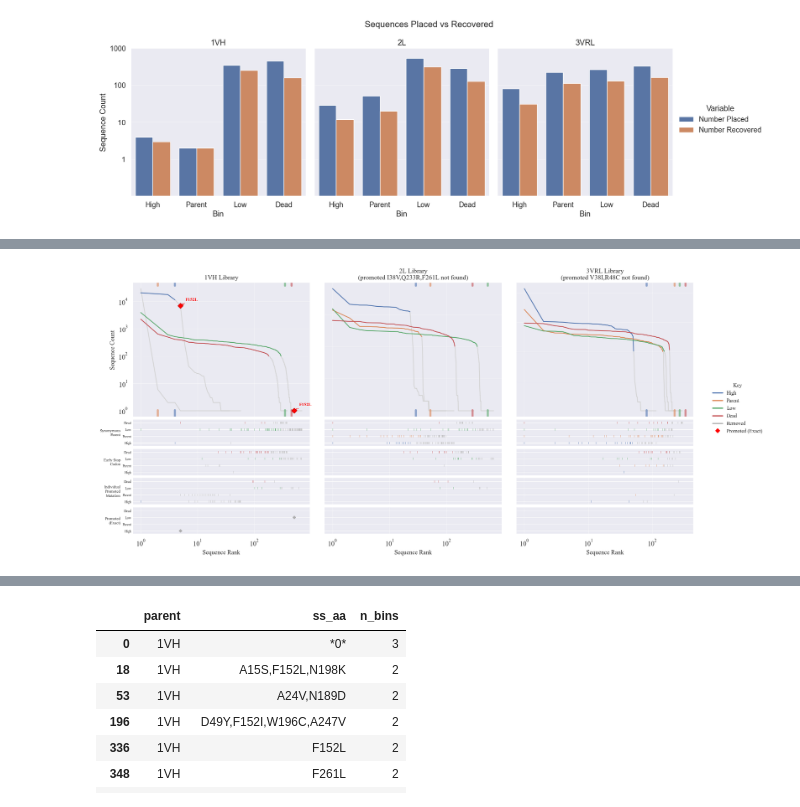
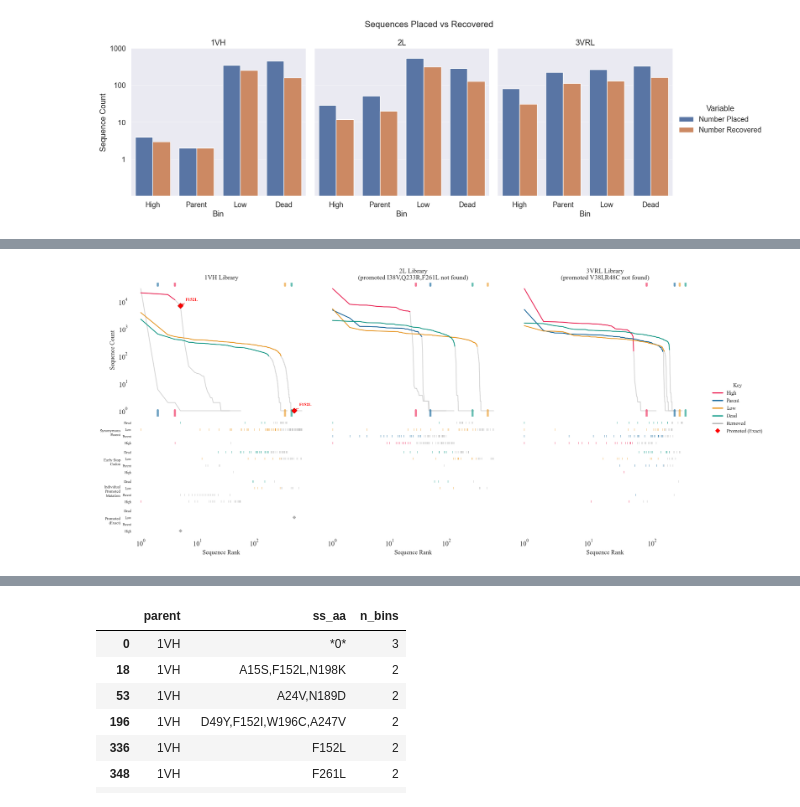
Before and after one commit to RomeroLab/sadx-latent-function, a Jupyter notebook: scripts/process_sequence_data/nb_preprocess_bam_Oct22.ipynb, the cells around one changed output, grey strips where cells are left out. Drawn from its saved outputs; the diff is of its cells as text; code cells hidden in the pictures.

```diff
--- a/scripts/process_sequence_data/nb_preprocess_bam_Oct22.ipynb
+++ b/scripts/process_sequence_data/nb_preprocess_bam_Oct22.ipynb
@@ -664,7 +746,12 @@ matplotlib.rcParams.update({
     'axes.titlesize': 13,
     'axes.grid': False,
 })
-
+color_d = {
+    "H": "#ED174C",
+    "P": "#005B94",
+    "L": "#EA941A",
+    "N": "#009480",
+}
 promoted_mutations = {
     "1VH": "F152L",
     "2L": "I38V,Q233R,F261L",
@@ -838,38 +925,38 @@ for pi in range(len(parents)):
                                       s=15, linewidths=0.6, alpha=0.8,
                                       zorder=3 if c != GREY_REMOVED else 1)
 
-    # --- track 3: promoted exact ---
+    # # --- track 3: promoted exact ---
     for ci, category in enumerate(categories):
         ex = all_seqs[
             (all_seqs['parent'] == parent) &
             (all_seqs['category'] == category) &
             (all_seqs['ss_aa'] == promoted_str)]
         if len(ex) == 0:
             continue
         color = color_d[category]
         for _, row in ex.iterrows():
             c = color if check_kept(row['seq_rank'], row['dna_count'], category) else GREY_REMOVED
             track_axes[3].scatter(row["seq_rank"], ci, marker="D", color=c,
                                   s=20, edgecolors='darkred' if c != GREY_REMOVED else 'grey',
                                   linewidths=0.3,
                                   zorder=3 if c != GREY_REMOVED else 1)
 
 # legend
 legend_ax = fig.add_subplot(outer_gs[0, 3])
 legend_ax.axis('off')
 
 legend_handles = [Line2D([0], [0], color=color_d[c], lw=2,
                           label=category_labels[c])
                   for c in categories]
 legend_handles.append(Line2D([0], [0], color=GREY_REMOVED, lw=2,
                               label='Removed'))
 legend_handles.append(Line2D([0], [0], marker='D', color='red', lw=0,
                               markersize=6, label='Promoted (Exact)'))
 
 legend_ax.legend(handles=legend_handles, title="Key",
                  loc='center left', frameon=False, fontsize=10,
                  title_fontsize=11)
 
 fig.savefig(figs_dir / "dna_sequences_recovered.png", dpi=300, bbox_inches='tight')
 # %% [output]
-[figure, old version]
+[figure, new version]
```
Also changed, not shown: parts of 7 cells of this notebook, 25 other files.
